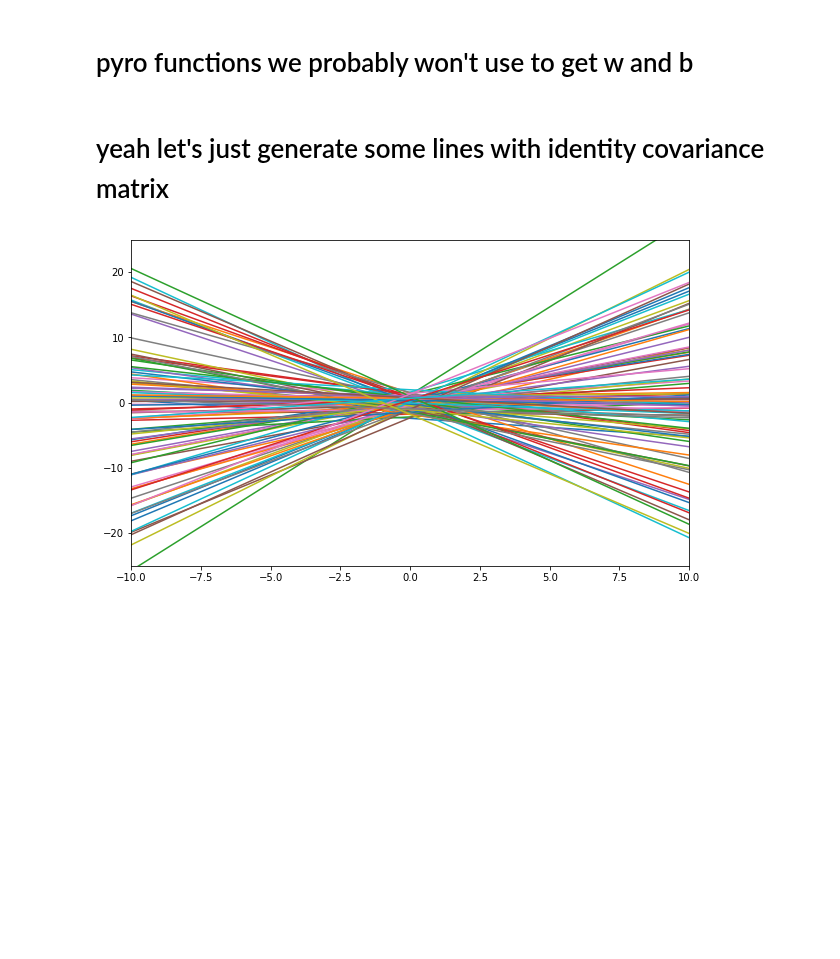
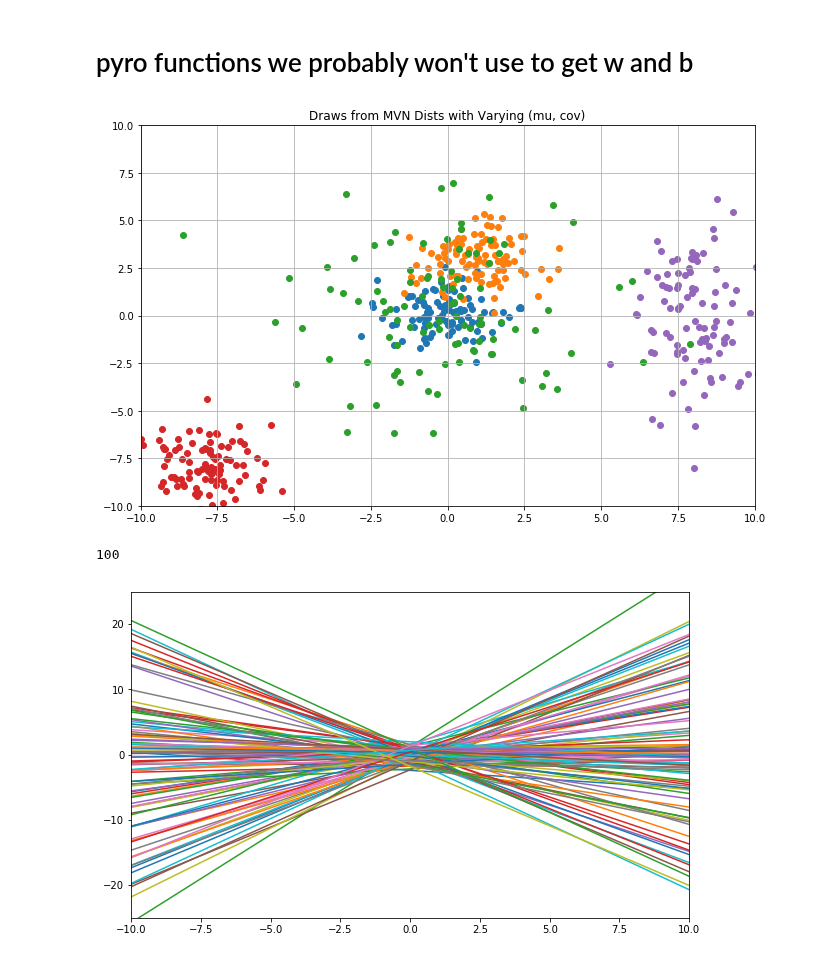
Before and after one commit to cavaunpeu/gaussian-processes, a Jupyter notebook: gaussian-processes.ipynb, the cells around one changed output. Drawn from its saved outputs; the diff is of its cells as text; code cells hidden in the pictures; blank space fills up the shorter version.

Commit message:
draw weights

```diff
--- a/gaussian-processes.ipynb
+++ b/gaussian-processes.ipynb
@@ -7,12 +7,59 @@ from torch.autograd import Variable
 # %% [markdown]
 # pyro functions we probably won't use to get w and b
 # %%
-mu = Variable(Tensor([0.]))
-sigma = Variable(Tensor([1.23]))
-get_w = lambda: dist.normal(mu, sigma).data[0]
-get_b = lambda: dist.normal(mu, sigma).data[0]
+# mu = Variable(Tensor([0.]))
+# sigma = Variable(Tensor([1.23]))
+# get_w = lambda: dist.normal(mu, sigma).data[0]
+# get_b = lambda: dist.normal(mu, sigma).data[0]
-# %% [markdown]
-# yeah let's just generate some lines with identity covariance matrix
+# %%
+plt.figure(figsize=(11, 7))
+plt.ylim(-10, 10)
+plt.xlim(-10, 10)
+
+
+def plot_2d_draws(mu, cov, color, n_draws=100):
+    x, y = zip(*[np.random.multivariate_normal(mu, cov) for _ in range(n_draws)])
+    plt.scatter(x, y, c=color)
+
+
+plot_2d_draws(
+    mu=np.array([0, 0]),
+    cov=np.diag([1, 1]),
+    color='C0'
+)
+
+plot_2d_draws(
+    mu=np.array([1, 3]),
+    cov=np.diag([1, 1]),
+    color='C1'
+)
+
+plot_2d_draws(
+    mu=np.array([0, 0]),
+    cov=np.diag([8, 8]),
+    color='C2'
+)
+
+plot_2d_draws(
+    mu=np.array([-8, -8]),
+    cov=np.diag([1, 2]),
+    color='C3'
+)
+
+plot_2d_draws(
+    mu=np.array([8, 0]),
+    cov=np.diag([1, 9]),
+    color='C4'
+)
+
+_ = plt.title('Draws from MVN Dists with Varying (mu, cov)')
+plt.grid(True)
+# %% [output]
+[figure, added]
+# %%
+len(x)
+# %% [output]
+100
 # %%
 mu = np.zeros(2)
 x = np.linspace(-10, 10, 200)
```
Also changed, not shown: parts of 5 cells of this notebook.
